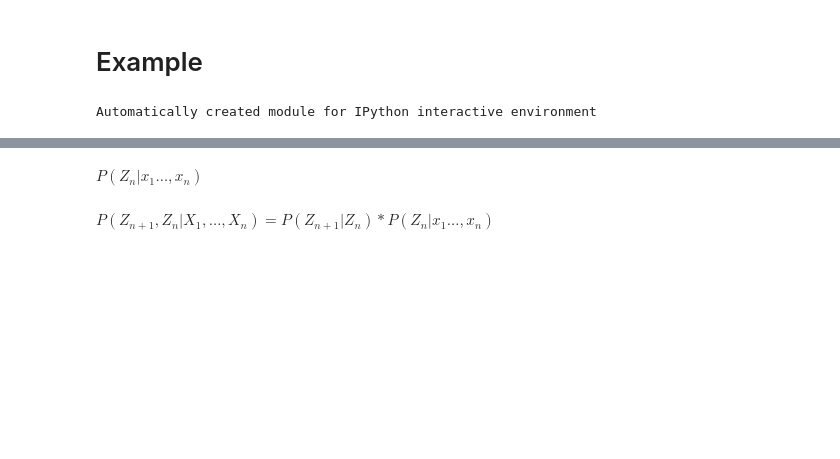
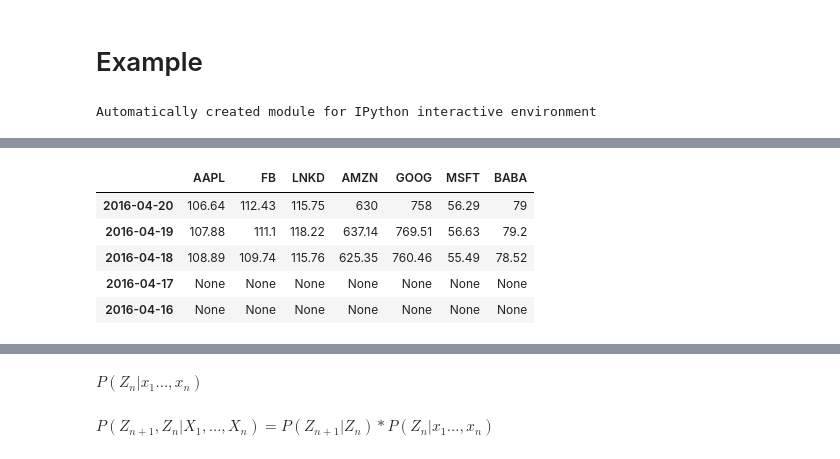
Before and after one commit to yulinlei/Stock-Market-Prediction, a Jupyter notebook: HMM.ipynb, the cells around one changed output, grey strips where cells are left out. Saved outputs shown, nothing was run; the diff lists cells and outputs as text; code cells hidden in the pictures; blank space fills up the shorter version.

```diff
--- a/HMM.ipynb
+++ b/HMM.ipynb
@@ -113,0 +146,21 @@ var =  [  1.29849467e+01   1.78364610e+01   8.21613508e+14]
+# %%
+# true data
+df_true =DataFrame(index = preDate, columns = company)
+for date in preDate:
+    for comp in company:
+#         print(date)
+#         print(comp)
+        true = quotes_historical_yahoo_ochl(comp, date, date)
+        if true is None:
+            df_true[comp][date] = None
+        else:
+            df_true[comp][date] = true[0][1]
+
+df_true.head()
+# %% [output]
+|  | AAPL | FB | LNKD | AMZN | GOOG | MSFT | BABA |
+| 2016-04-20 | 106.64 | 112.43 | 115.75 | 630 | 758 | 56.29 | 79 |
+| 2016-04-19 | 107.88 | 111.1 | 118.22 | 637.14 | 769.51 | 56.63 | 79.2 |
+| 2016-04-18 | 108.89 | 109.74 | 115.76 | 625.35 | 760.46 | 55.49 | 78.52 |
+| 2016-04-17 | None | None | None | None | None | None | None |
+| 2016-04-16 | None | None | None | None | None | None | None |
```
Also changed, not shown: parts of 24 cells of this notebook.
